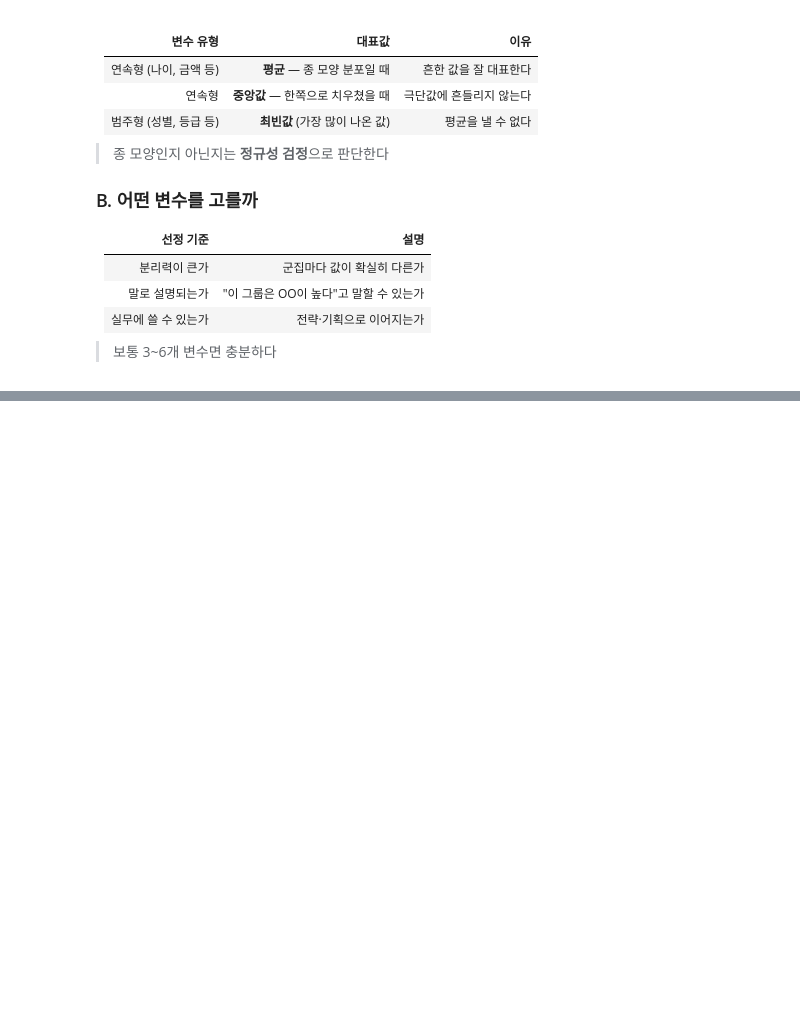
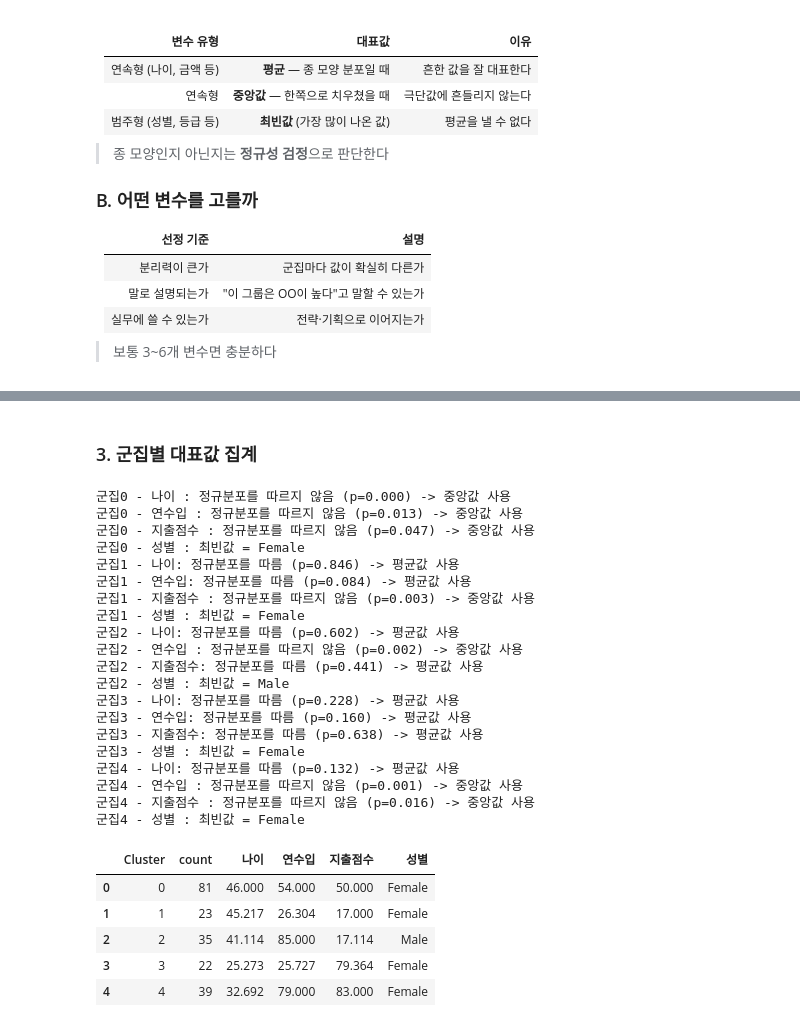
Before and after one commit to choi-yeonju/Python-Basics, a Jupyter notebook: [LAB-02] 비지도 학습/[LAB-02] 비지도 학습ㅣ04-페르소나 분석(실습코드) yeonju.ipynb, the cells around one changed output, grey strips where cells are left out. Saved outputs shown, nothing was run; the diff lists cells and outputs as text; code cells hidden in the pictures; blank space fills up the shorter version.

```diff
--- a/[LAB-02] 비지도 학습/[LAB-02] 비지도 학습ㅣ04-페르소나 분석(실습코드) yeonju.ipynb
+++ b/[LAB-02] 비지도 학습/[LAB-02] 비지도 학습ㅣ04-페르소나 분석(실습코드) yeonju.ipynb
@@ -315,0 +305,63 @@ my_plot.scatterplot(data=vdf, x="연수입", y="지출점수", hue="ClusterID",
+# %% [markdown]
+### 3. 군집별 대표값 집계
+# %%
+persona_list = [] # 결과를 저장할 리스트
+
+# --- 1) 군집수 만큼 반복 ---
+for i in range(best_k):
+    # 1-1) 현재 군집에 속한 데이터만 추출
+    cluster_data = pdf[pdf["ClusterID"] == i]
+
+    # 1-2) 군집별 요약 통계 생성
+    persona_item = {"Cluster":i, "count":len(cluster_data)}
+
+    # 1-3) 연속형 변수: 정규분포면 평균, 아니면 중앙값
+    for column in num_columns:
+        stat, p = normaltest(cluster_data[column]) #정규성 검정
+
+        if p > 0.05: # 정규분포를 따르면 평균값
+            persona_item[column] = round(cluster_data[column].mean(), 3)
+            print(f"군집{i} - {column}: 정규분포를 따름 (p={p:.3f}) -> 평균값 사용")
+        else: # 정규분포를 따르지 않으면 중앙값
+            persona_item[column] = round(cluster_data[column].median(), 3)
+            print(f"군집{i} - {column} : 정규분포를 따르지 않음 (p={p:.3f}) -> 중앙값 사용")
+
+    # 1-4) 범주형 변수: 최빈값
+    for column in cat_columns:
+        persona_item[column] = cluster_data[column].value_counts().idxmax()
+        print(f"군집{i} - {column} : 최빈값 = {persona_item[column]}")
+
+    # 1-5) 결과 리스트에 추가
+    persona_list.append(persona_item)
+
+# --- 2) 결과 확인 ---
+# 데이터 프레임으로 변환하고 군집 번호 기준으로 정렬
+persona_df = DataFrame(persona_list).sort_values(by='Cluster')
+persona_df
+# %% [output]
+군집0 - 나이 : 정규분포를 따르지 않음 (p=0.000) -> 중앙값 사용
+군집0 - 연수입 : 정규분포를 따르지 않음 (p=0.013) -> 중앙값 사용
+군집0 - 지출점수 : 정규분포를 따르지 않음 (p=0.047) -> 중앙값 사용
+군집0 - 성별 : 최빈값 = Female
+군집1 - 나이: 정규분포를 따름 (p=0.846) -> 평균값 사용
+군집1 - 연수입: 정규분포를 따름 (p=0.084) -> 평균값 사용
+군집1 - 지출점수 : 정규분포를 따르지 않음 (p=0.003) -> 중앙값 사용
+군집1 - 성별 : 최빈값 = Female
+군집2 - 나이: 정규분포를 따름 (p=0.602) -> 평균값 사용
+군집2 - 연수입 : 정규분포를 따르지 않음 (p=0.002) -> 중앙값 사용
+군집2 - 지출점수: 정규분포를 따름 (p=0.441) -> 평균값 사용
+군집2 - 성별 : 최빈값 = Male
+군집3 - 나이: 정규분포를 따름 (p=0.228) -> 평균값 사용
+군집3 - 연수입: 정규분포를 따름 (p=0.160) -> 평균값 사용
+군집3 - 지출점수: 정규분포를 따름 (p=0.638) -> 평균값 사용
+군집3 - 성별 : 최빈값 = Female
+군집4 - 나이: 정규분포를 따름 (p=0.132) -> 평균값 사용
+군집4 - 연수입 : 정규분포를 따르지 않음 (p=0.001) -> 중앙값 사용
+군집4 - 지출점수 : 정규분포를 따르지 않음 (p=0.016) -> 중앙값 사용
+군집4 - 성별 : 최빈값 = Female
+|  | Cluster | count | 나이 | 연수입 | 지출점수 | 성별 |
+| 0 | 0 | 81 | 46.000 | 54.000 | 50.000 | Female |
+| 1 | 1 | 23 | 45.217 | 26.304 | 17.000 | Female |
+| 2 | 2 | 35 | 41.114 | 85.000 | 17.114 | Male |
+| 3 | 3 | 22 | 25.273 | 25.727 | 79.364 | Female |
+| 4 | 4 | 39 | 32.692 | 79.000 | 83.000 | Female |
```
Also changed, not shown: parts of 17 cells of this notebook, 16 other files.
